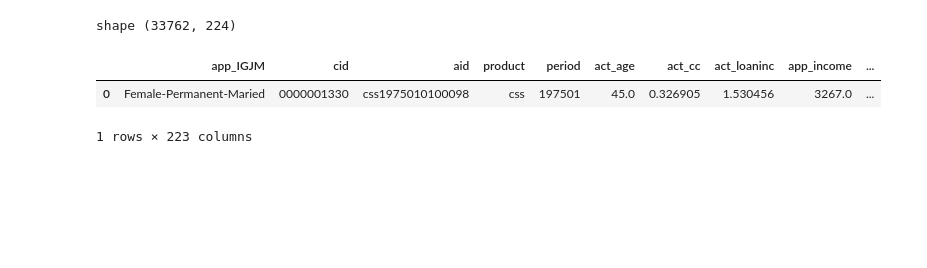
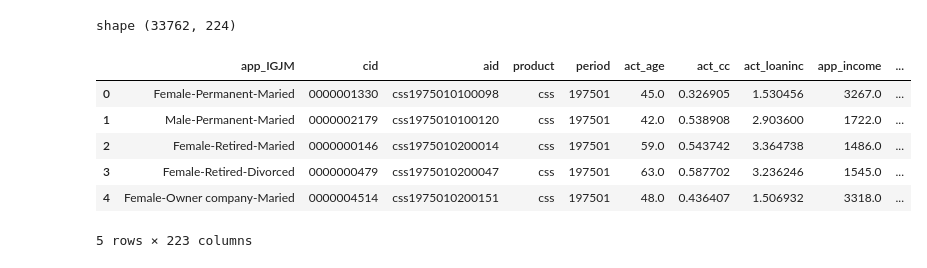
Before and after one commit to kriss024/Python-Projects, a Jupyter notebook: Python SAS/Python load SAS dataset.ipynb, the cells around one changed output. Drawn from its saved outputs; the diff is of its cells as text; code cells hidden in the pictures; blank space fills up the shorter version.

```diff
--- a/Python SAS/Python load SAS dataset.ipynb
+++ b/Python SAS/Python load SAS dataset.ipynb
@@ -14,11 +16,15 @@ id_row='aid'
 # %%
 df = pd.read_sas('abt_app.sas7bdat', encoding='LATIN2')
 
 print(f'shape {df.shape}')
 
-display(df.drop('row_id', axis = 1).head(1))
+df.drop('row_id', axis = 1).head(5)
 # %% [output]
 shape (33762, 224)
 |  | app_IGJM | cid | aid | product | period | act_age | act_cc | act_loaninc | app_income | ... |
 | 0 | Female-Permanent-Maried | 0000001330 | css1975010100098 | css | 197501 | 45.0 | 0.326905 | 1.530456 | 3267.0 | ... |
+| 1 | Male-Permanent-Maried | 0000002179 | css1975010100120 | css | 197501 | 42.0 | 0.538908 | 2.903600 | 1722.0 | ... |
+| 2 | Female-Retired-Maried | 0000000146 | css1975010200014 | css | 197501 | 59.0 | 0.543742 | 3.364738 | 1486.0 | ... |
+| 3 | Female-Retired-Divorced | 0000000479 | css1975010200047 | css | 197501 | 63.0 | 0.587702 | 3.236246 | 1545.0 | ... |
+| 4 | Female-Owner company-Maried | 0000004514 | css1975010200151 | css | 197501 | 48.0 | 0.436407 | 1.506932 | 3318.0 | ... |
-1 rows × 223 columns
+5 rows × 223 columns
```
Also changed, not shown: parts of 8 cells of this notebook.
